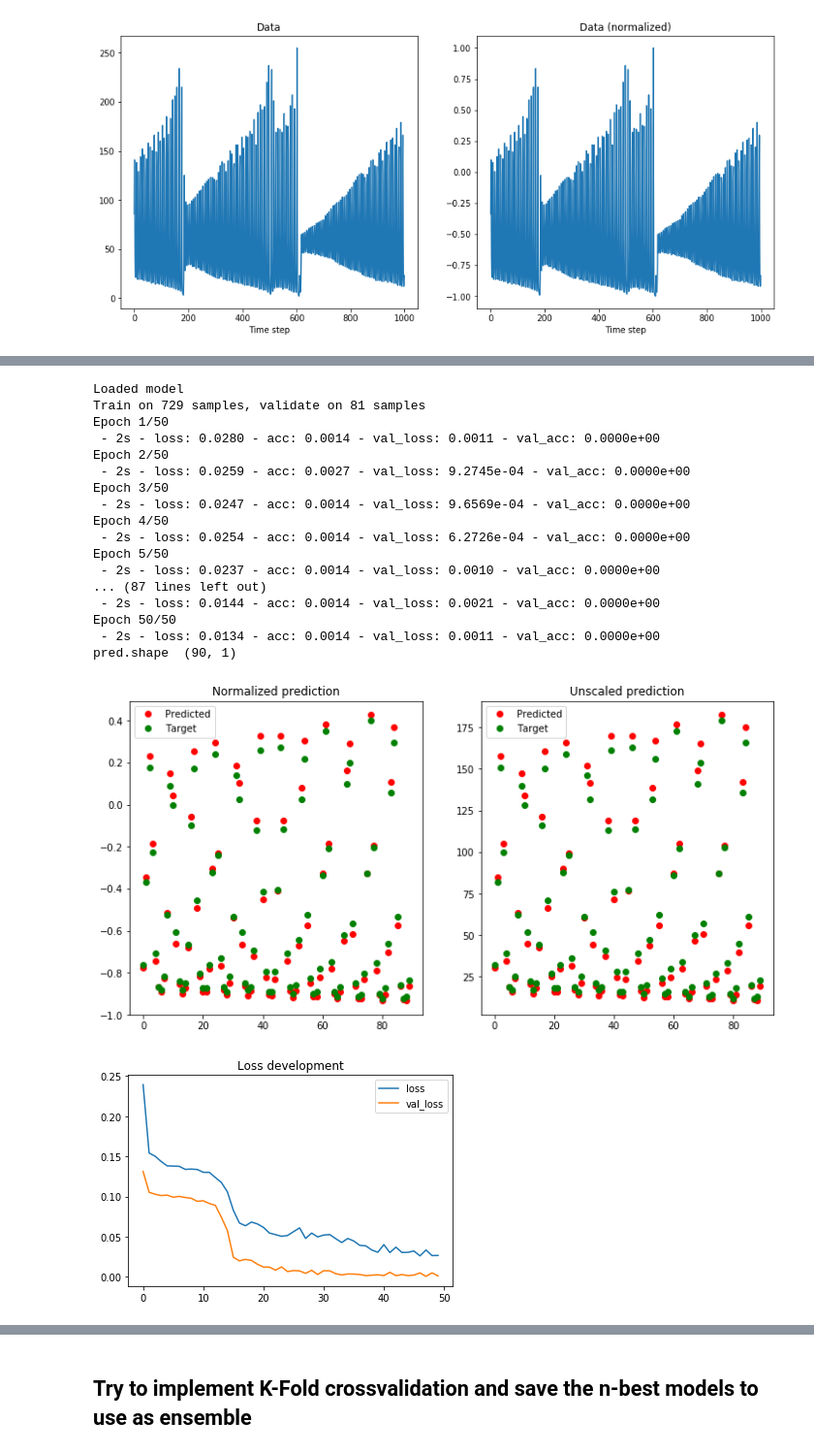
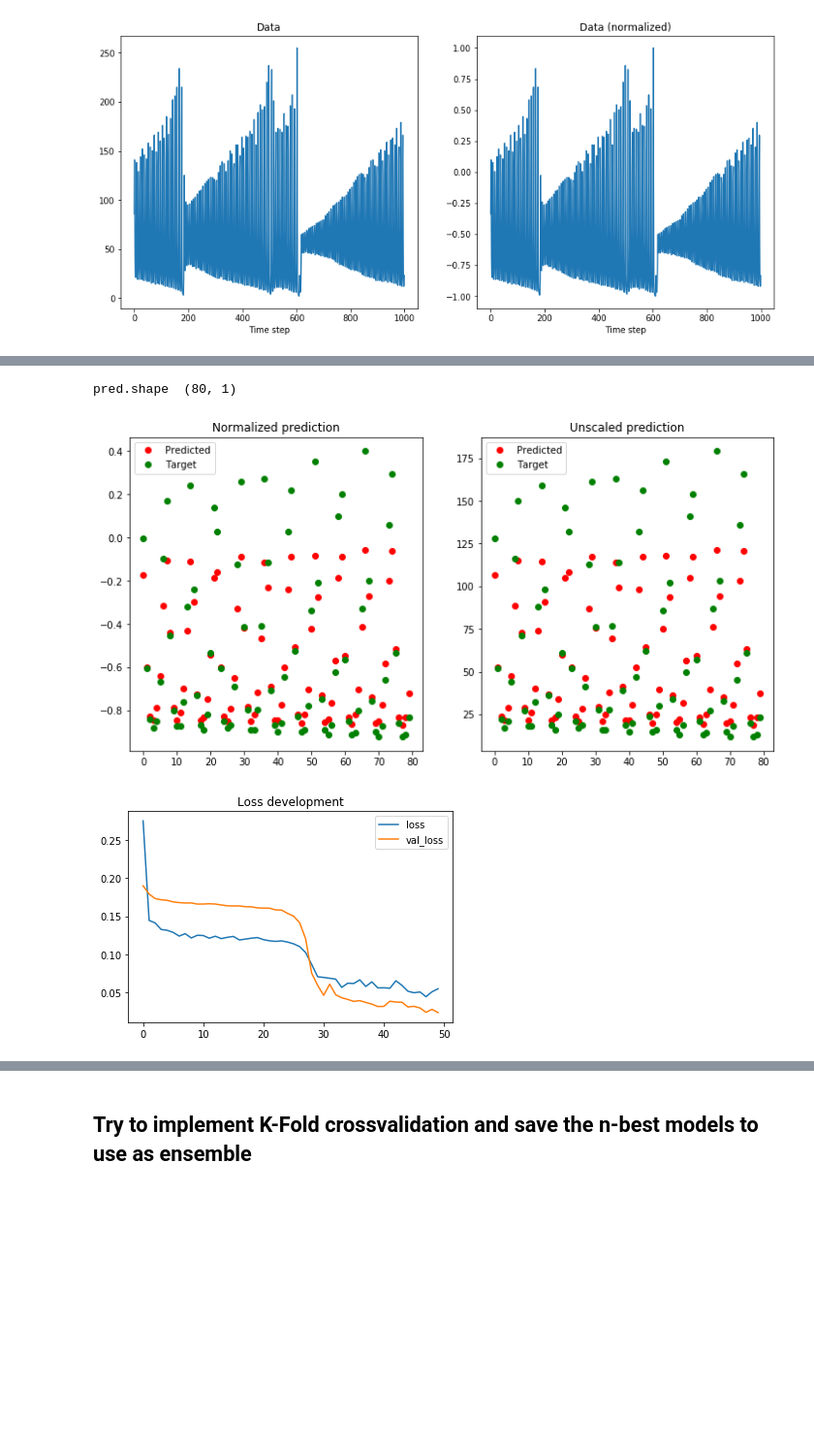
Before and after one commit to HansBambel/DeepLearning2019, a Jupyter notebook: Assignment2/timeseriesPrediction.ipynb, the cells around one changed output, grey strips where cells are left out. Shown at 97% size. Drawn from its saved outputs; the diff is of its cells as text; code cells hidden in the pictures; blank space fills up the shorter version.

Commit message:
LSTM is doing something

```diff
--- a/Assignment2/timeseriesPrediction.ipynb
+++ b/Assignment2/timeseriesPrediction.ipynb
@@ -108,4 +61,16 @@ def eval_loaded_model(loaded_model, inp, target, epochs = 1, verbose = 2, shuffl
 # %%
+inputsize = 200
+
+def get_model():
+    model = keras.Sequential()
+    model.add(LSTM(16, return_sequences=True, input_shape=(trainX.shape[1], 1), dropout=0.2, recurrent_dropout=0.2))
+    model.add(LSTM(8, return_sequences=False, dropout=0.2, recurrent_dropout=0.2))
+    model.add(Dense(1, activation='tanh'))
+    model.compile(loss='mean_squared_error',
+              optimizer='adam',
+              metrics=['accuracy'])
+    return model
+
 # Create train and test data (model is trained on sequence and should predict the next timestep)
 targetIndex = np.array(range(inputsize, len(data)))
 
@@ -127,11 +92,15 @@ print("trainY.shape", trainY.shape)
 print("testX.shape", testX.shape)
 print("testY.shape", testY.shape)
 
-model, history = evaluate_model(trainX, trainY, epochs=50)
+# Create model
+model = get_model()
+# Train it
+history = model.fit(trainX, trainY, epochs=50, validation_data=(testX, testY), verbose=2, shuffle=True)
+# Save it
 model_json = model.to_json()
 with open("model.json", "w") as json_file:
     json_file.write(model_json)
-# serialize weights to HDF5
+    # serialize weights to HDF5
     model.save_weights("model.h5")
     print("Saved model")
 # %% [output]
@@ -156,47 +120,31 @@ Loaded model
 # %%
-loaded_model = load_model()
-eval_loaded_model(loaded_model, trainX, trainY, epochs=50)
+# model = load_model()
+
 pred = model.predict(testX)
 pred_unscaled = scaler.inverse_transform(pred)
 testY_unscaled = scaler.inverse_transform(testY)
 print("pred.shape ", pred.shape)
 
 plt.figure(figsize=(12,6))
 plt.subplot(121)
 plt.title('Normalized prediction')
 plt.plot(pred, 'o', c='r', label="Predicted")
 plt.plot(testY, 'o', c='g', label="Target")
 plt.legend()
 
 plt.subplot(122)
 plt.title('Unscaled prediction')
 plt.plot(pred_unscaled, 'o', c='r', label="Predicted")
 plt.plot(testY_unscaled, 'o', c='g', label="Target")
 plt.legend()
 plt.show()
 
 plt.title('Loss development')
 plt.plot(history.history['loss'], label='loss')
 plt.plot(history.history['val_loss'], label='val_loss')
 plt.legend()
 plt.show()
 # %% [output]
-Loaded model
-Train on 729 samples, validate on 81 samples
-Epoch 1/50
- - 2s - loss: 0.0280 - acc: 0.0014 - val_loss: 0.0011 - val_acc: 0.0000e+00
-Epoch 2/50
- - 2s - loss: 0.0259 - acc: 0.0027 - val_loss: 9.2745e-04 - val_acc: 0.0000e+00
-Epoch 3/50
- - 2s - loss: 0.0247 - acc: 0.0014 - val_loss: 9.6569e-04 - val_acc: 0.0000e+00
-Epoch 4/50
- - 2s - loss: 0.0254 - acc: 0.0014 - val_loss: 6.2726e-04 - val_acc: 0.0000e+00
-Epoch 5/50
- - 2s - loss: 0.0237 - acc: 0.0014 - val_loss: 0.0010 - val_acc: 0.0000e+00
-... (87 lines left out)
- - 2s - loss: 0.0144 - acc: 0.0014 - val_loss: 0.0021 - val_acc: 0.0000e+00
-Epoch 50/50
- - 2s - loss: 0.0134 - acc: 0.0014 - val_loss: 0.0011 - val_acc: 0.0000e+00
-pred.shape  (90, 1)
+pred.shape  (80, 1)
-[figure, old version]
+[figure, new version]
-[figure, old version]
+[figure, new version]
```
Also changed, not shown: parts of 9 cells of this notebook.
